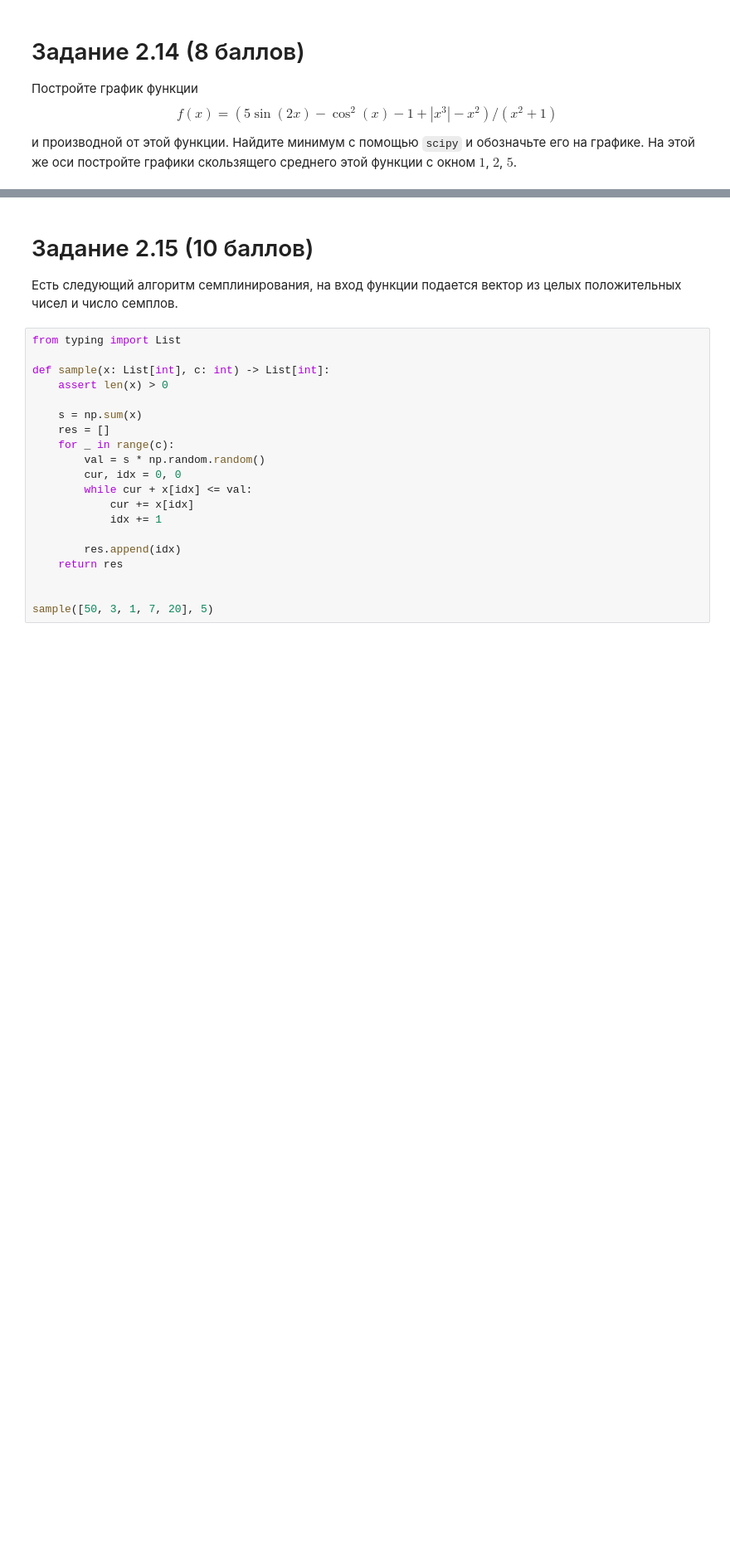
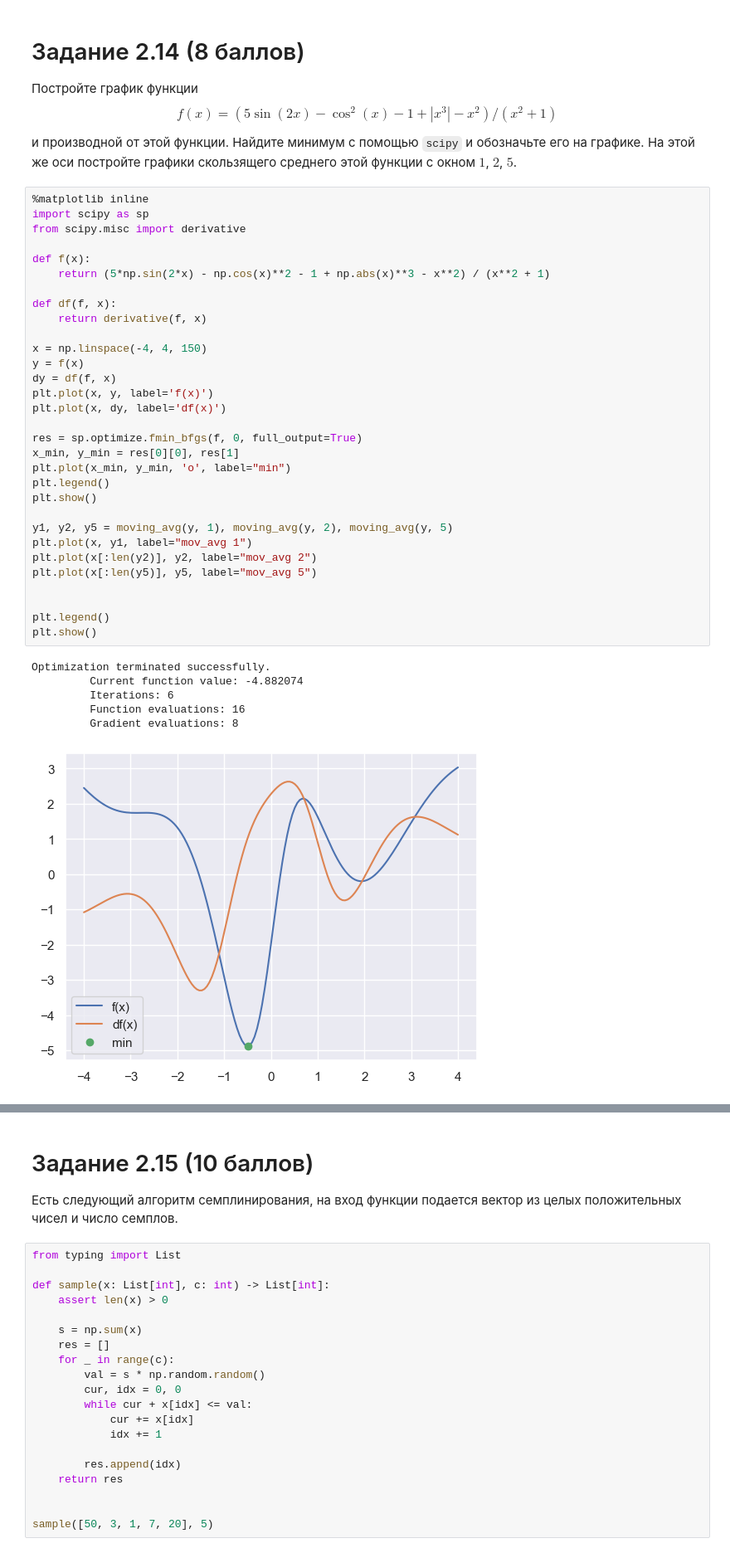
Before and after one commit to 4eckah78/python_2022_practice, a Jupyter notebook: Task_2.ipynb, the cells around one changed output, grey strips where cells are left out. Shown: that part at 83% size. Cells and saved outputs as stored; diff of their text form; blank space fills up the shorter version.

```diff
--- a/Task_2.ipynb
+++ b/Task_2.ipynb
@@ -272,3 +273,41 @@ array([137.9       , 150.93333333, 140.66666667, ...,  71.46666667,
 Постройте график функции $$f(x) = (5  \sin(2x) - \cos^2(x) - 1 + |x^3| - x^2) / (x^2 + 1)$$
 
 и производной от этой функции.  Найдите минимум с помощью `scipy` и обозначьте его на графике. На этой же оси постройте графики скользящего среднего этой функции с окном $1$, $2$, $5$.
+# %%
+%matplotlib inline
+import scipy as sp
+from scipy.misc import derivative
+
+def f(x):
+    return (5*np.sin(2*x) - np.cos(x)**2 - 1 + np.abs(x)**3 - x**2) / (x**2 + 1)
+
+def df(f, x):
+    return derivative(f, x)
+
+x = np.linspace(-4, 4, 150)
+y = f(x)
+dy = df(f, x)
+plt.plot(x, y, label='f(x)')
+plt.plot(x, dy, label='df(x)')
+
+res = sp.optimize.fmin_bfgs(f, 0, full_output=True)
+x_min, y_min = res[0][0], res[1]
+plt.plot(x_min, y_min, 'o', label="min")
+plt.legend()
+plt.show()
+
+y1, y2, y5 = moving_avg(y, 1), moving_avg(y, 2), moving_avg(y, 5)
+plt.plot(x, y1, label="mov_avg 1")
+plt.plot(x[:len(y2)], y2, label="mov_avg 2")
+plt.plot(x[:len(y5)], y5, label="mov_avg 5")
+
+
+plt.legend()
+plt.show()
+# %% [output]
+Optimization terminated successfully.
+         Current function value: -4.882074
+         Iterations: 6
+         Function evaluations: 16
+         Gradient evaluations: 8
+[figure, added]
```
Also changed, not shown: parts of 18 cells of this notebook.
